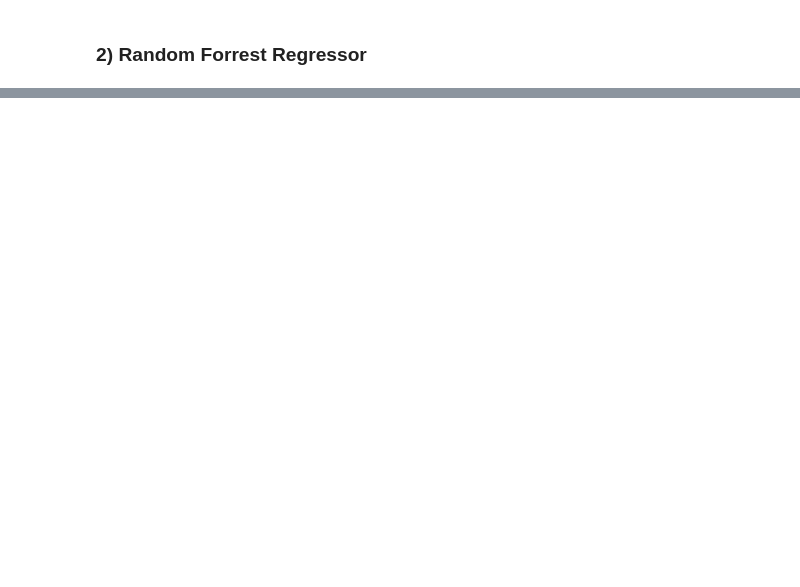
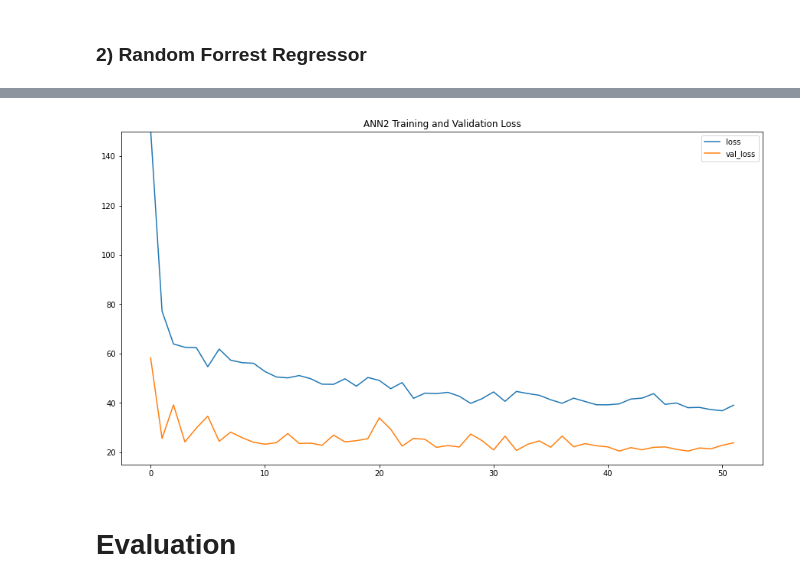
Before and after one commit to erenkotar/predicting-game-success-tensorflow, a Jupyter notebook: 3.2. Final Models.ipynb, the cells around one changed output, grey strips where cells are left out. Saved outputs shown, nothing was run; the diff lists cells and outputs as text; code cells hidden in the pictures; blank space fills up the shorter version.

```diff
--- a/3.2. Final Models.ipynb
+++ b/3.2. Final Models.ipynb
@@ -726,0 +387,22 @@ ALL_MODELS_RESULTS
+# %%
+from tensorflow.keras.optimizers import Adam
+
+nlp_output = pt_mdl_modif.output
+
+tabular_input = Input(shape=(X_train_s.shape[1],), name='tabular_input')
+Hidden2 = keras.layers.Dense(64, activation=keras.activations.relu, name="Hidden_Layer_2",
+                              kernel_regularizer=regularizers.L1L2(l1=1e-5, l2=1e-4))(tabular_input)
+Dropout2 = keras.layers.Dropout(0.4)(Hidden2)
+
+combined_input = Concatenate()([nlp_output, Dropout2])
+
+combined_dense = Dense(64, activation='relu',
+                       kernel_regularizer=regularizers.L1L2(l1=1e-5, l2=1e-4))(combined_input)
+combined_dropout = Dropout(0.65)(combined_dense)
+
+final_output = Dense(1, name='final_output')(combined_dropout)
+
+combined_model = Model(inputs=[pt_mdl_modif.input, tabular_input], outputs=final_output)
+combined_model.summary()
+
+combined_model.compile(optimizer=Adam(), loss='mean_squared_error', metrics=['mean_absolute_percentage_error'])
@@ -726,0 +427,16 @@ ALL_MODELS_RESULTS
+# %%
+from tensorflow.keras.callbacks import EarlyStopping
+
+es_cb = EarlyStopping(patience=10,
+                   monitor='val_loss',
+                   restore_best_weights=True,
+                   mode='min',
+                   verbose=1)
+# %%
+history = combined_model.fit(
+    [model_dict['padded']["train"], X_train_s], y_train,
+    validation_data=([model_dict['padded']["val"], X_val_s], y_val),
+    epochs=200,
+    batch_size=16,
+    callbacks=[es_cb]
+)
@@ -726,0 +461,11 @@ ALL_MODELS_RESULTS
+# %%
+plt.figure(figsize=(15,8))
+history_df2 = pd.DataFrame(history.history)
+sns.lineplot(data=history_df2[["loss","val_loss"]],dashes=False)
+plt.title("ANN2 Training and Validation Loss")
+plt.ylim(15,150)
+plt.show()
+# %% [output]
+[figure, added]
+# %% [markdown]
+# Evaluation
```
Also changed, not shown: parts of 86 cells of this notebook.
